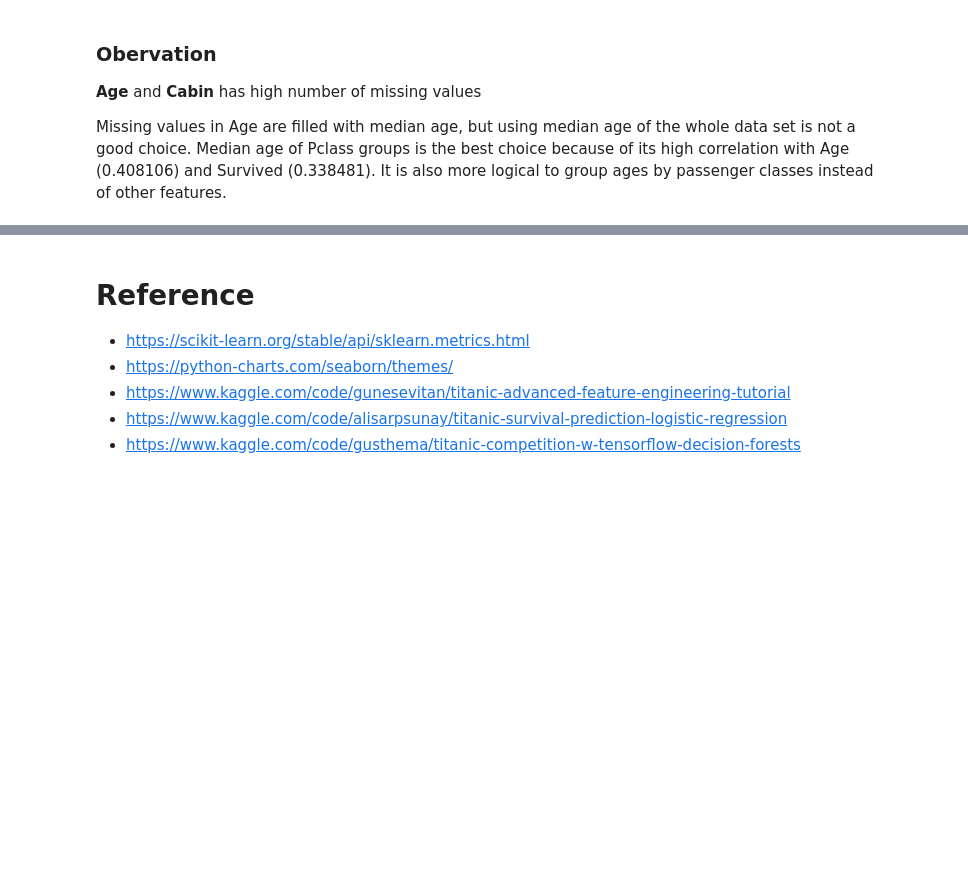
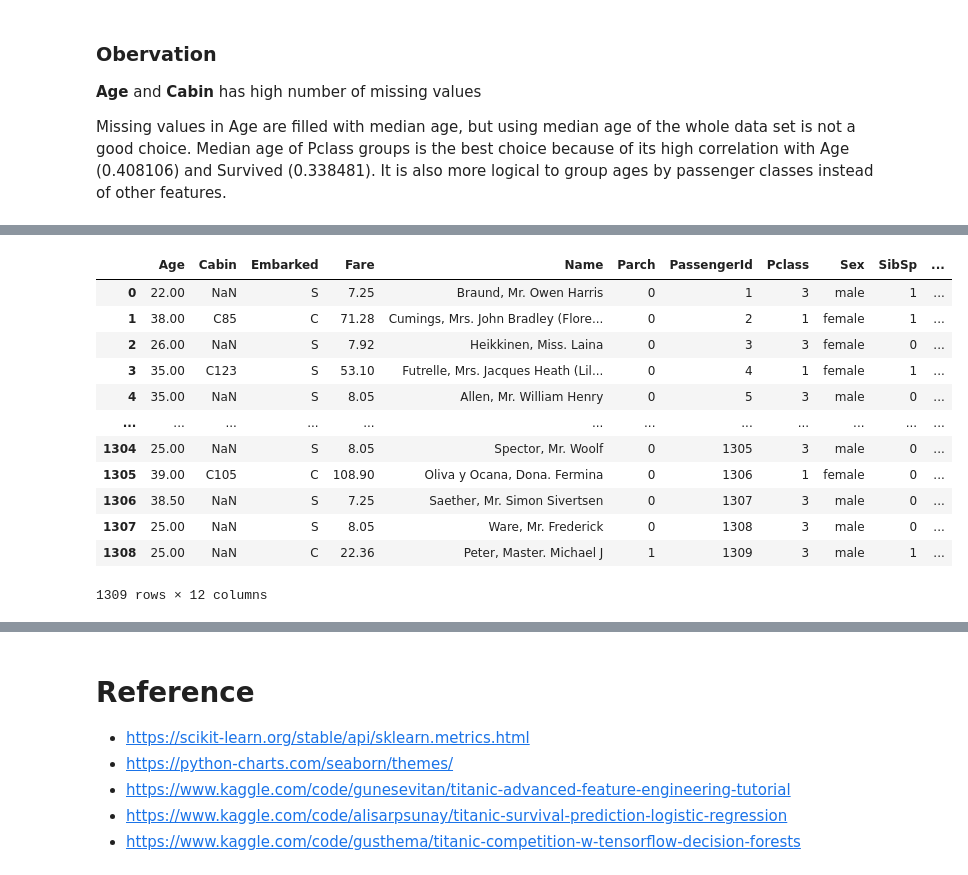
Before and after one commit to aghoshpro/myProjects, a Jupyter notebook: env_docker/notebooks/Titanic - Machine Learning from Disaster.ipynb, the cells around one changed output, grey strips where cells are left out. Drawn from its saved outputs; the diff is of its cells as text; code cells hidden in the pictures; blank space fills up the shorter version.

Commit message:
[#9] - median issue fixed

```diff
--- a/env_docker/notebooks/Titanic - Machine Learning from Disaster.ipynb
+++ b/env_docker/notebooks/Titanic - Machine Learning from Disaster.ipynb
@@ -287,0 +327,22 @@ ValueError: could not convert string to float: 'C85'
+# %%
+# Filling the missing values in Age with the medians of Sex and Pclass groups
+# df_all['Age'] = df_all.groupby(['Sex', 'Pclass'])['Age'].apply(lambda x: x.fillna(x.median()))
+
+grouped = df_all.groupby(['Sex', 'Pclass'])['Age'].transform('median')
+df_all['Age'].fillna(grouped, inplace=True)
+# %%
+df_all
+# %% [output]
+|  | Age | Cabin | Embarked | Fare | Name | Parch | PassengerId | Pclass | Sex | SibSp | ... |
+| 0 | 22.00 | NaN | S | 7.25 | Braund, Mr. Owen Harris | 0 | 1 | 3 | male | 1 | ... |
+| 1 | 38.00 | C85 | C | 71.28 | Cumings, Mrs. John Bradley (Flore... | 0 | 2 | 1 | female | 1 | ... |
+| 2 | 26.00 | NaN | S | 7.92 | Heikkinen, Miss. Laina | 0 | 3 | 3 | female | 0 | ... |
+| 3 | 35.00 | C123 | S | 53.10 | Futrelle, Mrs. Jacques Heath (Lil... | 0 | 4 | 1 | female | 1 | ... |
+| 4 | 35.00 | NaN | S | 8.05 | Allen, Mr. William Henry | 0 | 5 | 3 | male | 0 | ... |
+| ... | ... | ... | ... | ... | ... | ... | ... | ... | ... | ... | ... |
+| 1304 | 25.00 | NaN | S | 8.05 | Spector, Mr. Woolf | 0 | 1305 | 3 | male | 0 | ... |
+| 1305 | 39.00 | C105 | C | 108.90 | Oliva y Ocana, Dona. Fermina | 0 | 1306 | 1 | female | 0 | ... |
+| 1306 | 38.50 | NaN | S | 7.25 | Saether, Mr. Simon Sivertsen | 0 | 1307 | 3 | male | 0 | ... |
+| 1307 | 25.00 | NaN | S | 8.05 | Ware, Mr. Frederick | 0 | 1308 | 3 | male | 0 | ... |
+| 1308 | 25.00 | NaN | C | 22.36 | Peter, Master. Michael J | 1 | 1309 | 3 | male | 1 | ... |
+1309 rows × 12 columns
```
Also changed, not shown: parts of 6 cells of this notebook.
